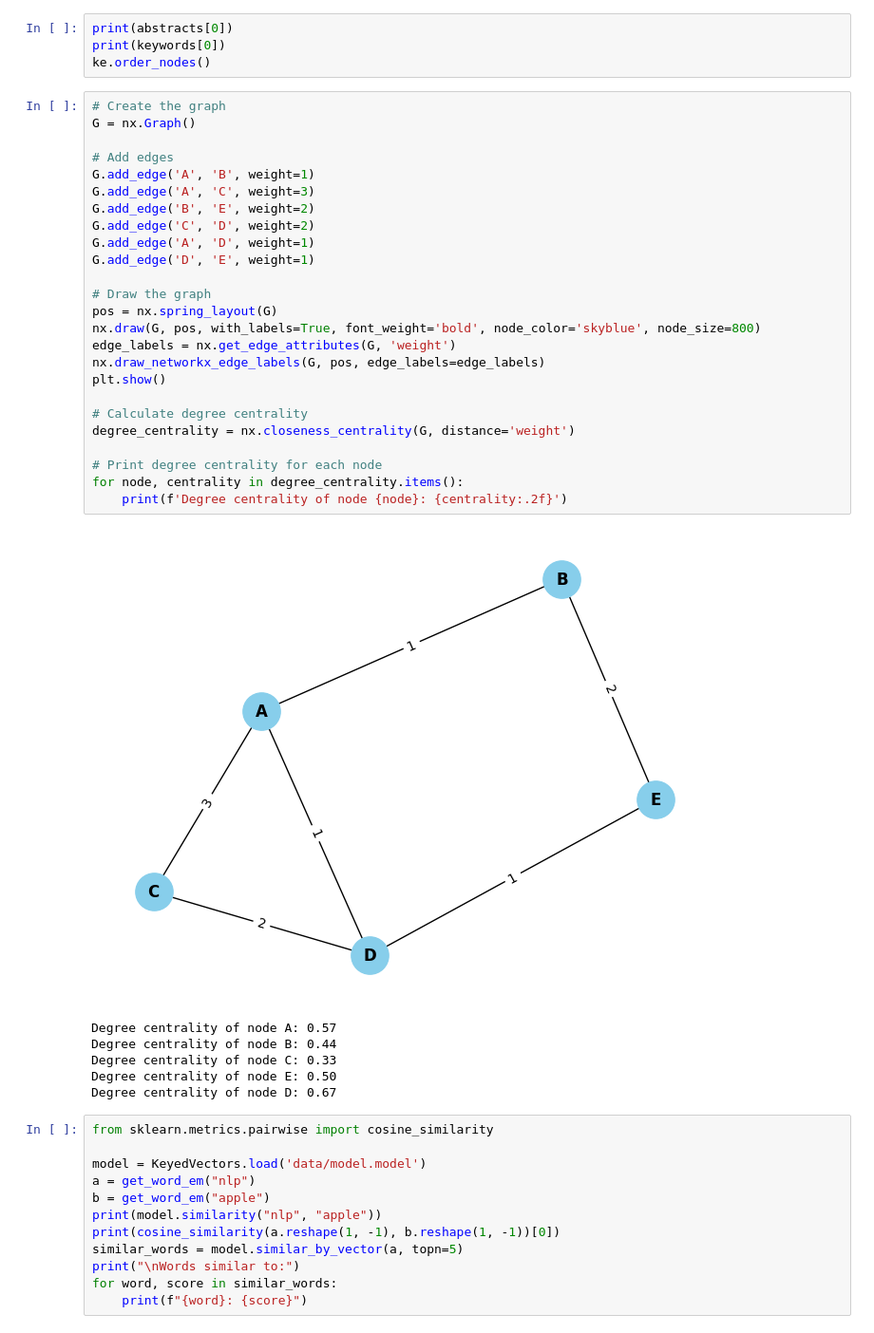
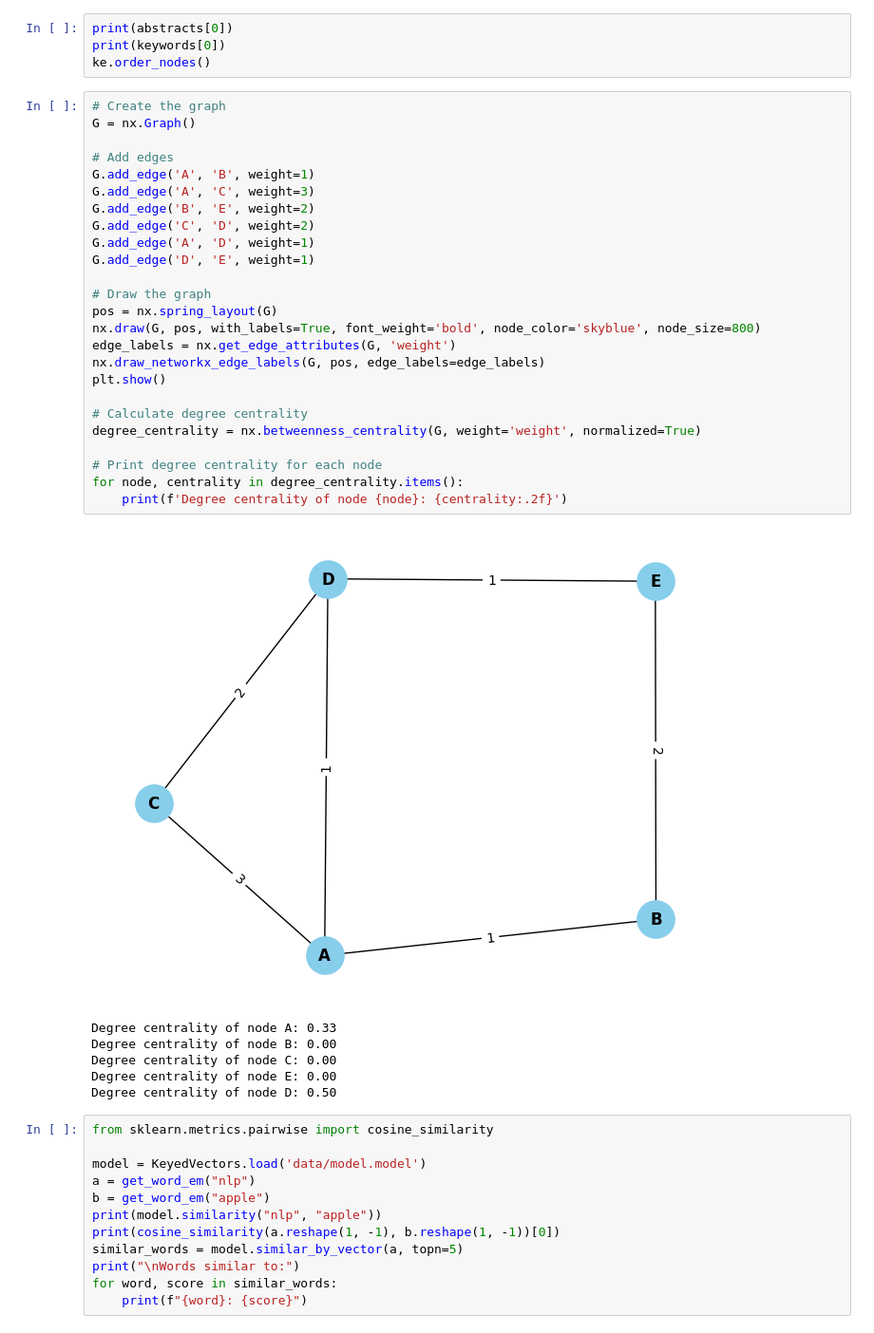
Before and after one commit to DinnoKoluh/keyword_extractor, a Jupyter notebook: main.ipynb, the cells around one changed output. Shown: that part at 95% size. Drawn from its saved outputs; the diff is of its cells as text.

Commit message:
Written closeness and betweenness centrality. Added function to save metrics. Part 2.

```diff
--- a/main.ipynb
+++ b/main.ipynb
@@ -138,35 +144,35 @@ ke.order_nodes()
 # %%
 # Create the graph
 G = nx.Graph()
 
 # Add edges
 G.add_edge('A', 'B', weight=1)
 G.add_edge('A', 'C', weight=3)
 G.add_edge('B', 'E', weight=2)
 G.add_edge('C', 'D', weight=2)
 G.add_edge('A', 'D', weight=1)
 G.add_edge('D', 'E', weight=1)
 
 # Draw the graph
 pos = nx.spring_layout(G)
 nx.draw(G, pos, with_labels=True, font_weight='bold', node_color='skyblue', node_size=800)
 edge_labels = nx.get_edge_attributes(G, 'weight')
 nx.draw_networkx_edge_labels(G, pos, edge_labels=edge_labels)
 plt.show()
 
 # Calculate degree centrality
-degree_centrality = nx.closeness_centrality(G, distance='weight')
+degree_centrality = nx.betweenness_centrality(G, weight='weight', normalized=True)
 
 # Print degree centrality for each node
 for node, centrality in degree_centrality.items():
     print(f'Degree centrality of node {node}: {centrality:.2f}')
 # %% [output]
-[figure, old version]
+[figure, new version]
-Degree centrality of node A: 0.57
-Degree centrality of node B: 0.44
-Degree centrality of node C: 0.33
-Degree centrality of node E: 0.50
-Degree centrality of node D: 0.67
+Degree centrality of node A: 0.33
+Degree centrality of node B: 0.00
+Degree centrality of node C: 0.00
+Degree centrality of node E: 0.00
+Degree centrality of node D: 0.50
 # %%
 from sklearn.metrics.pairwise import cosine_similarity
 
```
Also changed, not shown: parts of 3 cells of this notebook, 4 other files.
